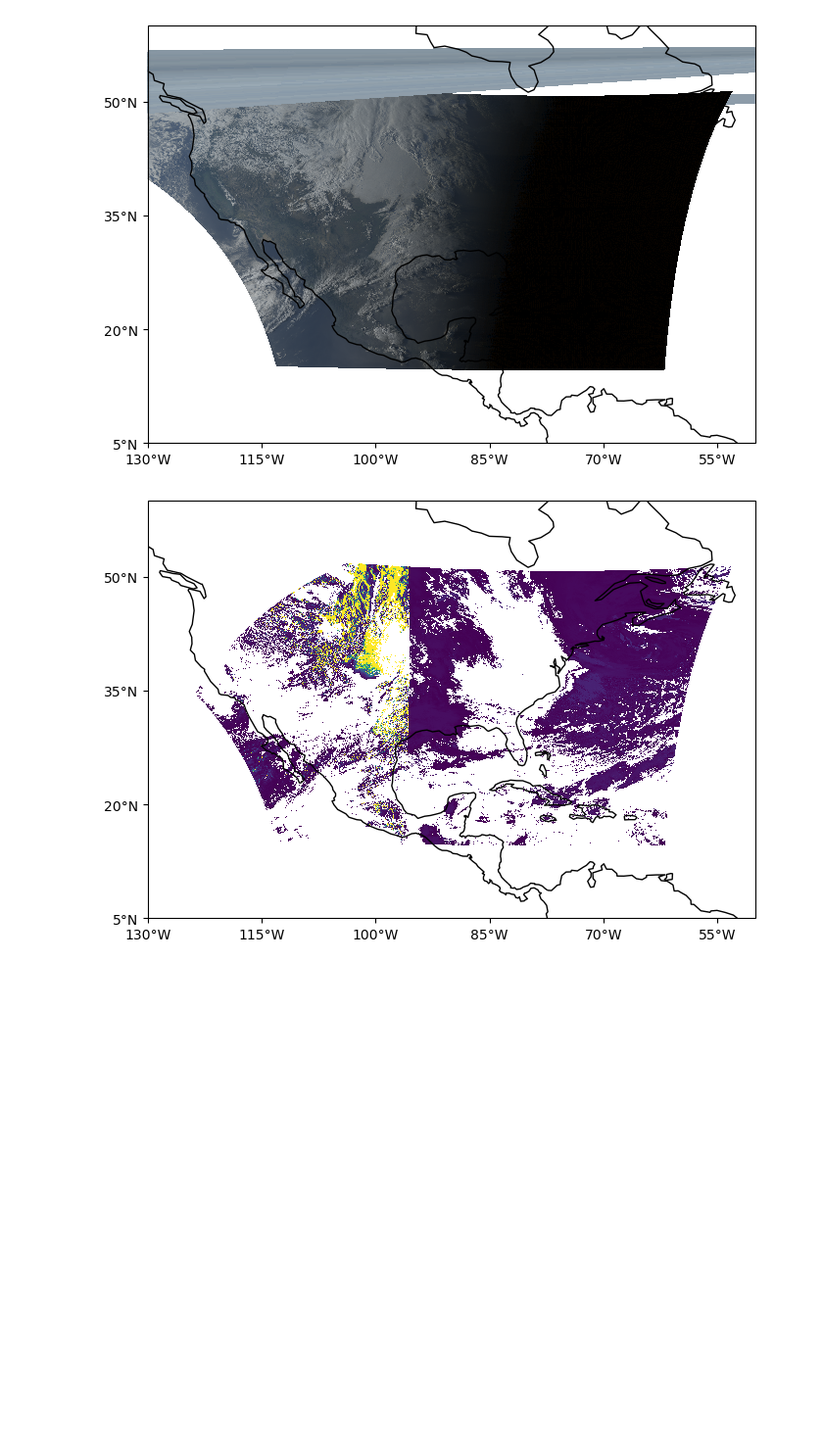
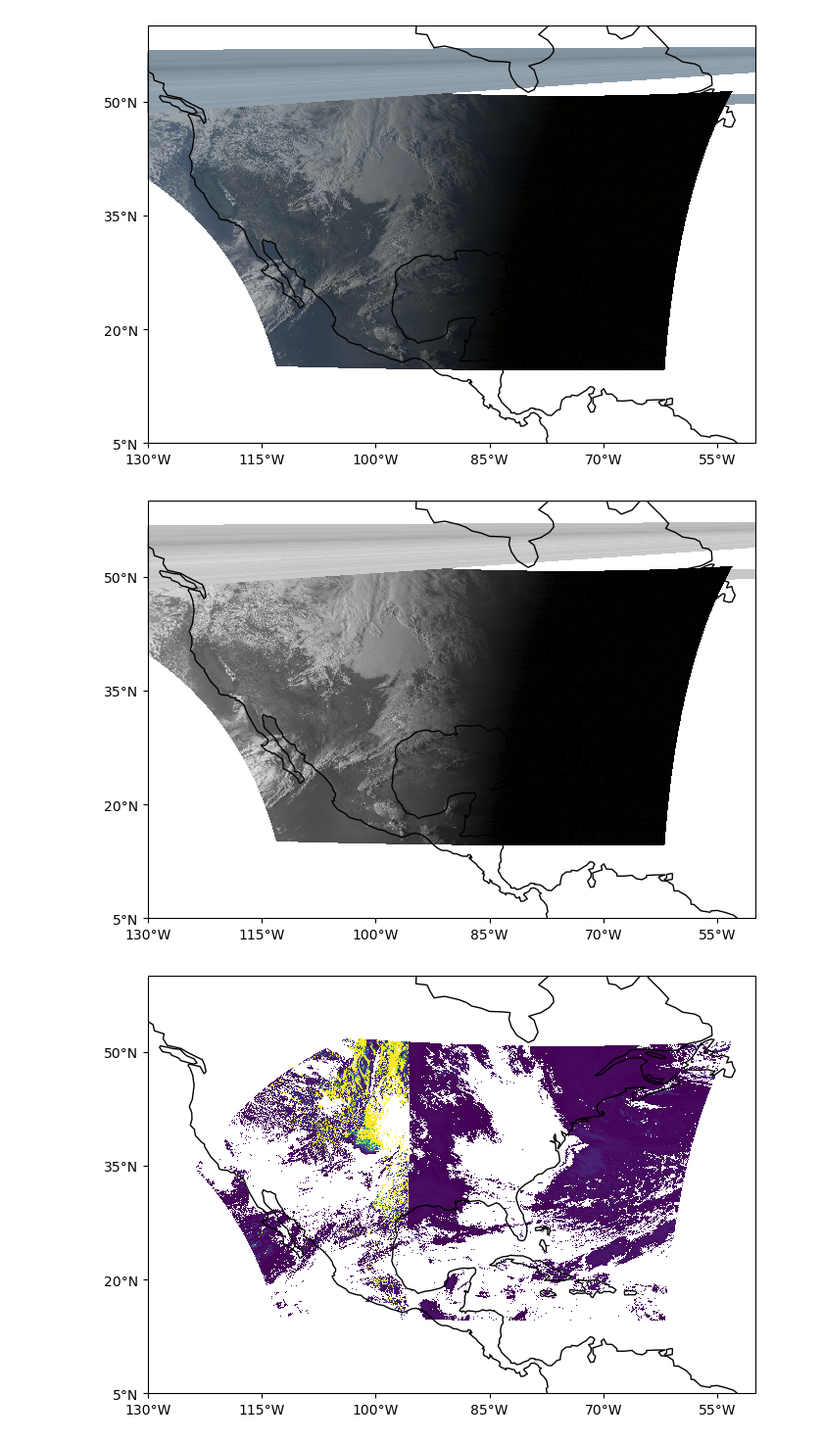
Before and after one commit to vmunte/Cloud_Fraction_Atlantic2024, a Jupyter notebook: notebooks/EDA.ipynb, the cells around one changed output. Shown at 98% size. Cells and saved outputs as stored; diff of their text form; code cells hidden in the pictures; blank space fills up the shorter version.

```diff
--- a/notebooks/EDA.ipynb
+++ b/notebooks/EDA.ipynb
@@ -23,3 +23,11 @@ COD_interp = COD.interp(longitude=RSW.lon[0].data[::-1], latitude=RSW.lat[0].dat
+# %%
+def rgb_to_grayscale(da):
+    """Converts an RGB xarray DataArray to grayscale."""
+    return (da.sel(rgb='red') * 0.2989 +
+            da.sel(rgb='green') * 0.5870 +
+            da.sel(rgb='blue') * 0.1140)
+
+grayscale_CID = rgb_to_grayscale(CID)
 # %% [markdown]
 ## 2D plots of ReflectedSW, Cloud Image, and Cloud Optical Depth
 # %%
@@ -61,6 +69,26 @@ axs.yaxis.set_major_formatter(lat_formatter)
 plt.show()
 # %% [output]
 [figure]
+# %%
+fig = plt.figure(figsize=(8, 10))
+axs = fig.add_subplot(1, 1, 1, projection=ccrs.PlateCarree())
+# plt.pcolormesh(ds_sw.lon[0,...],ds_sw.lat[0,...], ds_sw['ReflectedSW'][0,...],transform=ccrs.PlateCarree())
+plt.pcolormesh(ds_ci.lon[0,...],ds_ci.lat[0,...], grayscale_CID.data[2,...],transform=ccrs.PlateCarree(),cmap='gray')
+axs.coastlines()
+axs.set_extent([-130, -50, 5, 60], ccrs.PlateCarree())
+# Define the xticks for longitude
+axs.set_xticks(np.arange(-130,-50,15), crs=ccrs.PlateCarree())
+lon_formatter = cticker.LongitudeFormatter()
+axs.xaxis.set_major_formatter(lon_formatter)
+
+# Define the yticks for latitude
+axs.set_yticks(np.arange(5,60,15), crs=ccrs.PlateCarree())
+lat_formatter = cticker.LatitudeFormatter()
+axs.yaxis.set_major_formatter(lat_formatter)
+
+plt.show()
+# %% [output]
+[figure, added]
 # %%
 fig = plt.figure(figsize=(8, 10))
 axs = fig.add_subplot(1, 1, 1, projection=ccrs.PlateCarree())
```
Also changed, not shown: parts of 7 cells of this notebook, 1 other file.
